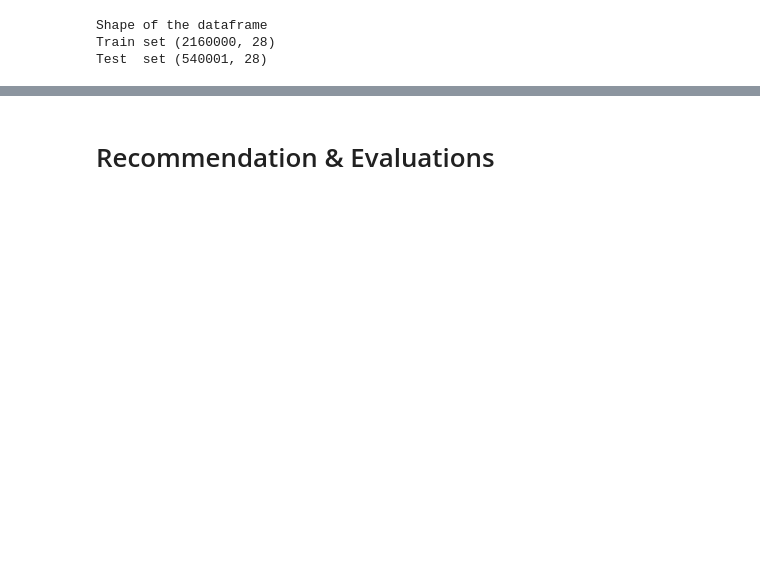
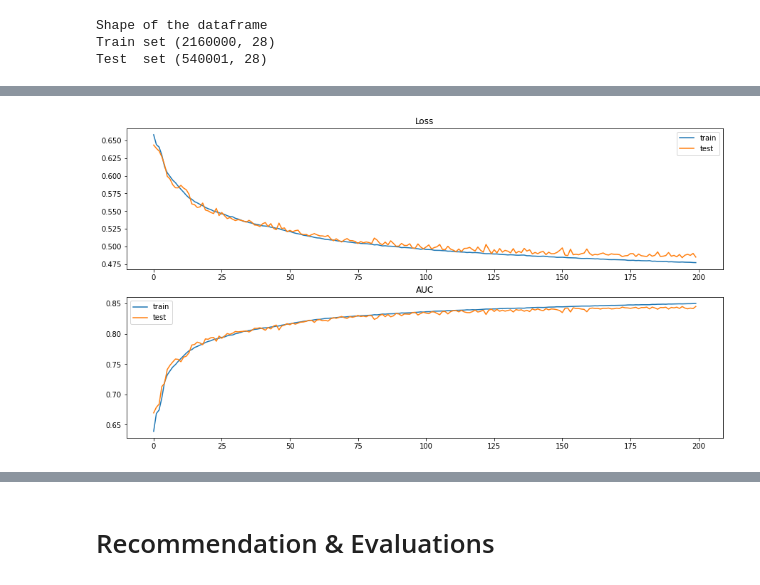
Before and after one commit to sachinac/MSDS7333, a Jupyter notebook: case_study06/msds_qtw_case_study06.ipynb, the cells around one changed output, grey strips where cells are left out. Drawn from its saved outputs; the diff is of its cells as text; code cells hidden in the pictures; blank space fills up the shorter version.

```diff
--- a/case_study06/msds_qtw_case_study06.ipynb
+++ b/case_study06/msds_qtw_case_study06.ipynb
@@ -37,3 +44,38 @@ warnings.filterwarnings('ignore')
+# %%
+def plot_train_test(model_fit_history):
+
+    if(path.exists(model_fit_history)):
+        history = pickle.load(open(model_fit_history, "rb"))
+
+        plt.figure(figsize=(15,8))
+        pyplot.subplot(211)
+        pyplot.title('Loss')
+        pyplot.plot(history['loss'], label='train')
+        pyplot.plot(history['val_loss'], label='test')
+        pyplot.legend()
+
+        pyplot.subplot(212)
+        pyplot.title('AUC')
+        pyplot.plot(history['auc'], label='train')
+        pyplot.plot(history['val_auc'], label='test')
+        pyplot.legend()
+        pyplot.show()
+
+def model_summary(stored_model):
+
+    if(path.exists(stored_model)):
+        model = keras.models.load_model(stored_model)
+        model.summary()
+
+def print_logs(filename):
+    # Using readlines()
+    log_file = open(filename, 'r')
+    Lines = log_file.readlines()
+    count = 0
+    for line in Lines:
+        if line.strip().find('2160000/2160000')!=-1:
+            count += 1
+            print("Epoch {}: {}".format(count, line.strip()))
 # %% [markdown]
 # Introduction
 
@@ -379,0 +353,4 @@ model.save('data/model.pickle')
+# %%
+plot_train_test('data/model.replica_history')
+# %% [output]
+[figure, added]
```
Also changed, not shown: parts of 69 cells of this notebook, 23 other files.
